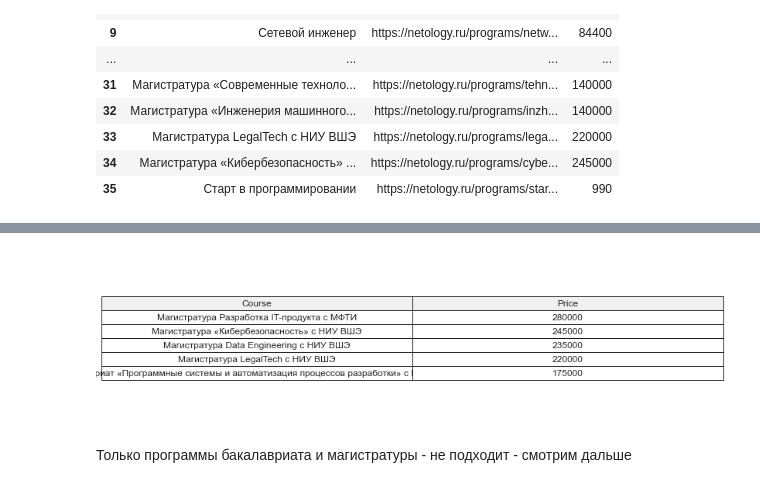
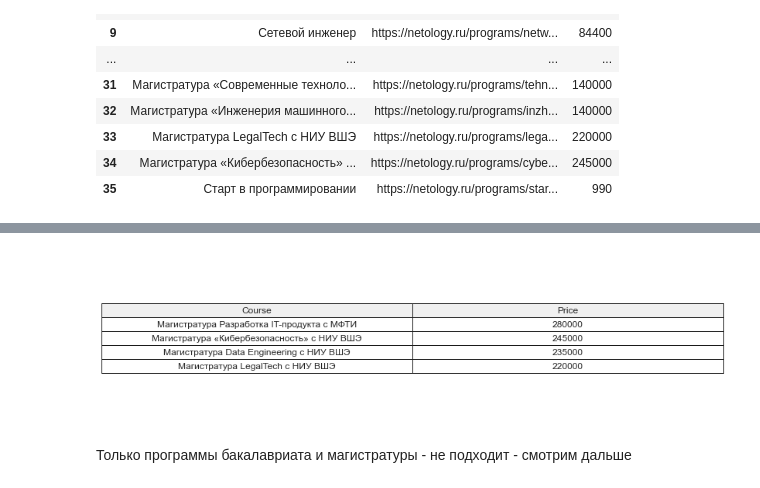
Before and after one commit to alexander-ssh/final_project, a Jupyter notebook: NetologyCoursesAnalyzer.ipynb, the cells around one changed output, grey strips where cells are left out. Cells and saved outputs as stored; diff of their text form; code cells hidden in the pictures.

```diff
--- a/NetologyCoursesAnalyzer.ipynb
+++ b/NetologyCoursesAnalyzer.ipynb
@@ -129,6 +125,6 @@ plt.show()
 [figure]
 # %%
-def displayCourses():
+def displayCourses(name):
     plt.figure(figsize=(12, 4))
     sns.set_style("whitegrid")
 
@@ -143,15 +139,15 @@ def displayCourses():
     table.scale(1.2, 1.5)
 
     plt.axis('off')
-
+    plt.savefig(name)
     plt.show()
 # %%
 df_sorted = df.sort_values(by='Price', ascending=False)
 del df_sorted['Link']
-df_sorted = df_sorted.head()
-displayCourses()
+df_sorted = df_sorted.head(4)
+displayCourses('NetologyCourses1.png')
 # %% [output]
-[figure, old version]
+[figure, new version]
 # %% [markdown]
 Только программы бакалавриата и магистратуры - не подходит - смотрим дальше
 # %%
```
Also changed, not shown: parts of 3 cells of this notebook, 10 other files.
